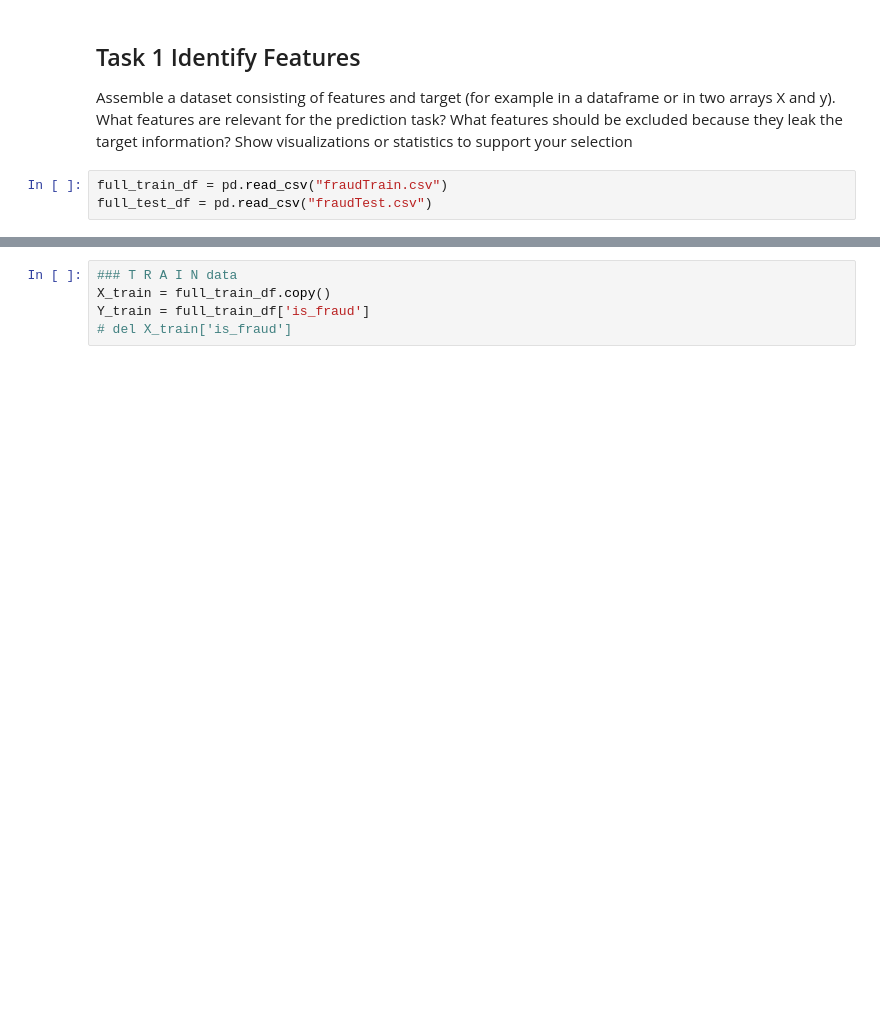
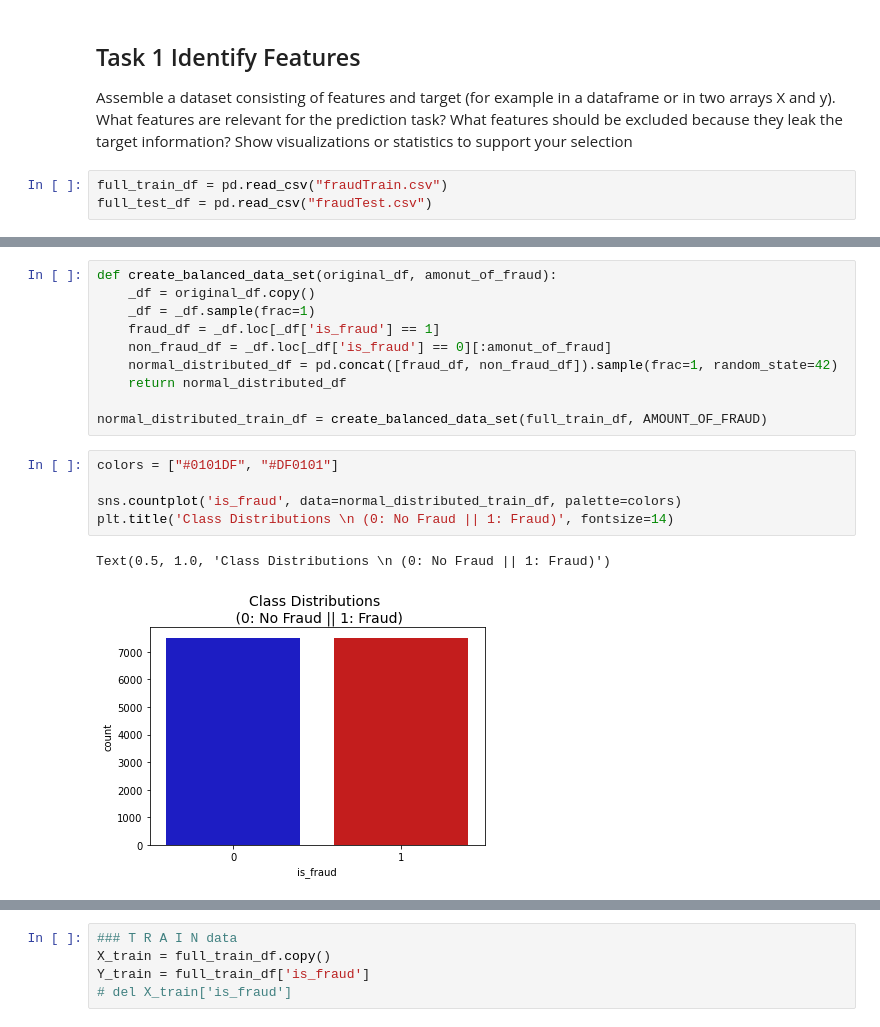
Before and after one commit to sashaaKr/master-of-science, a Jupyter notebook: semester_2/Advanced_Topics_in_Machine_Learning/assignment_2/Advanced Machine Learning_sasha - HW #2.ipynb, the cells around one changed output, grey strips where cells are left out. Cells and saved outputs as stored; diff of their text form; blank space fills up the shorter version.

```diff
--- a/semester_2/Advanced_Topics_in_Machine_Learning/assignment_2/Advanced Machine Learning_sasha - HW #2.ipynb
+++ b/semester_2/Advanced_Topics_in_Machine_Learning/assignment_2/Advanced Machine Learning_sasha - HW #2.ipynb
@@ -399,0 +458,18 @@ full_test_df = pd.read_csv("fraudTest.csv")
+# %%
+def create_balanced_data_set(original_df, amonut_of_fraud):
+    _df = original_df.copy()
+    _df = _df.sample(frac=1)
+    fraud_df = _df.loc[_df['is_fraud'] == 1]
+    non_fraud_df = _df.loc[_df['is_fraud'] == 0][:amonut_of_fraud]
+    normal_distributed_df = pd.concat([fraud_df, non_fraud_df]).sample(frac=1, random_state=42)
+    return normal_distributed_df
+
+normal_distributed_train_df = create_balanced_data_set(full_train_df, AMOUNT_OF_FRAUD)
+# %%
+colors = ["#0101DF", "#DF0101"]
+
+sns.countplot('is_fraud', data=normal_distributed_train_df, palette=colors)
+plt.title('Class Distributions \n (0: No Fraud || 1: Fraud)', fontsize=14)
+# %% [output]
+Text(0.5, 1.0, 'Class Distributions \n (0: No Fraud || 1: Fraud)')
+[figure, added]
```
Also changed, not shown: parts of 14 cells of this notebook.
